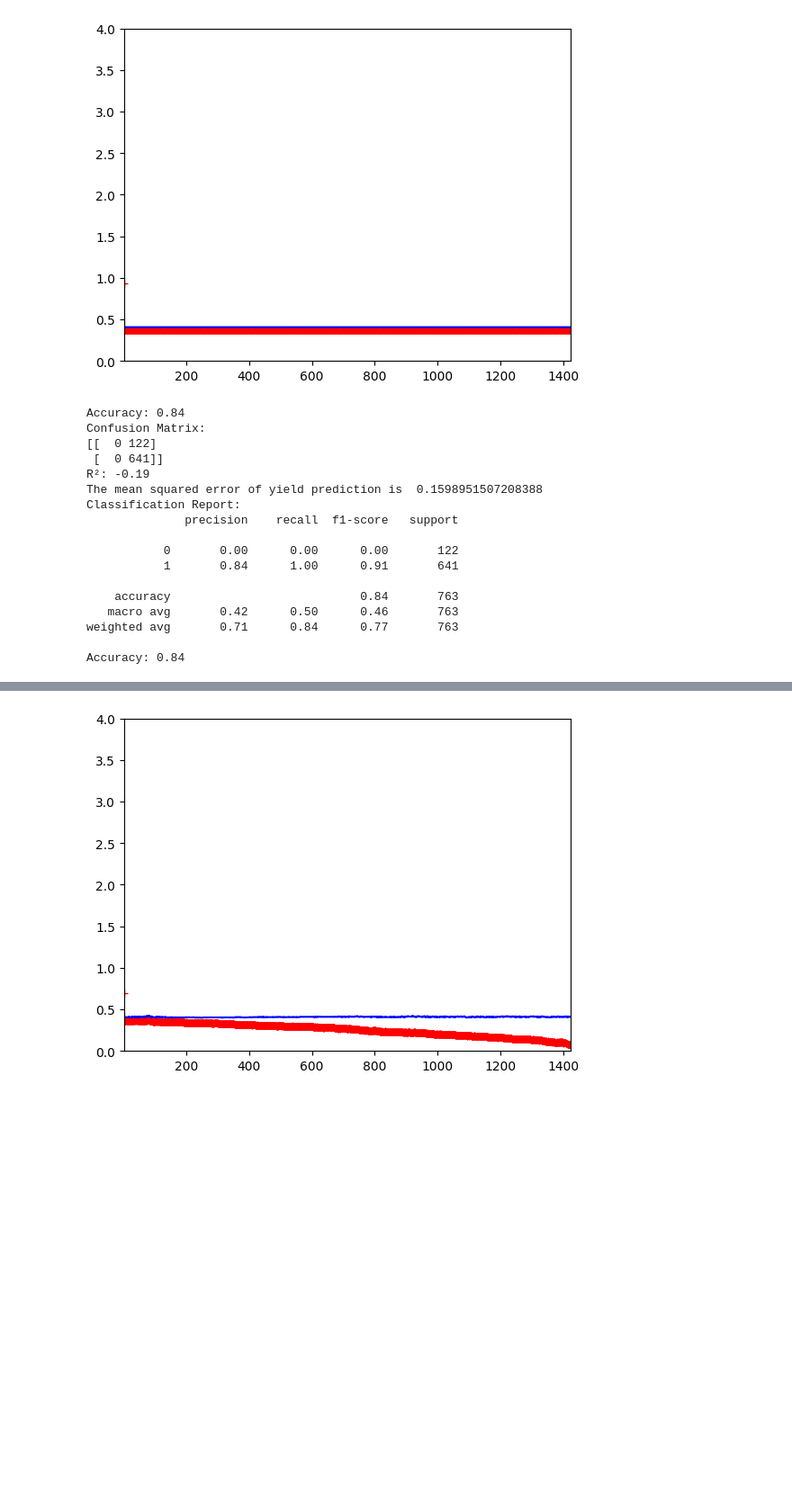
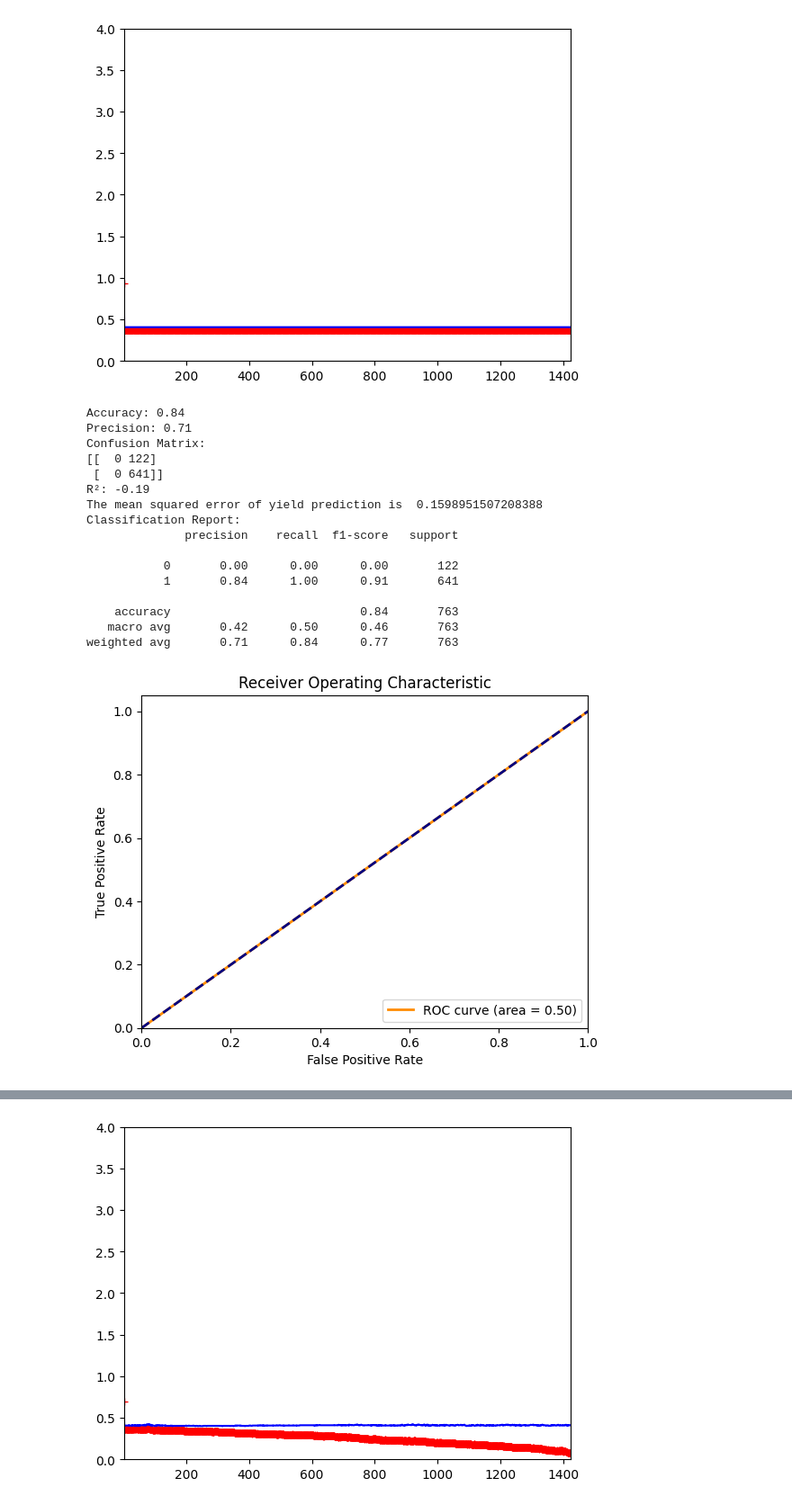
Before and after one commit to Williamarvin/Ceng3300_project, a Jupyter notebook: project.ipynb, the cells around one changed output, grey strips where cells are left out. Shown at 90% size. Drawn from its saved outputs; the diff is of its cells as text; code cells hidden in the pictures; blank space fills up the shorter version.

```diff
--- a/project.ipynb
+++ b/project.ipynb
@@ -471,27 +493,28 @@ plot_learning_curves(log_reg_3, x_train, y_train)
 # %%
 # Predicting with morgan fingerprint
 
 y_pred = log_reg_3.predict(x_test)
 
 getAccuracy(y_test, y_pred)
+getROC(y_test, y_pred)
 # %% [output]
 Accuracy: 0.84
+Precision: 0.71
 Confusion Matrix:
 [[  0 122]
  [  0 641]]
 R²: -0.19
 The mean squared error of yield prediction is  0.1598951507208388
 Classification Report:
               precision    recall  f1-score   support
 
            0       0.00      0.00      0.00       122
            1       0.84      1.00      0.91       641
 
     accuracy                           0.84       763
    macro avg       0.42      0.50      0.46       763
 weighted avg       0.71      0.84      0.77       763
-
-Accuracy: 0.84
+[figure, added]
 # %%
 # Randomforestclassifier
 
```
Also changed, not shown: parts of 15 cells of this notebook.
